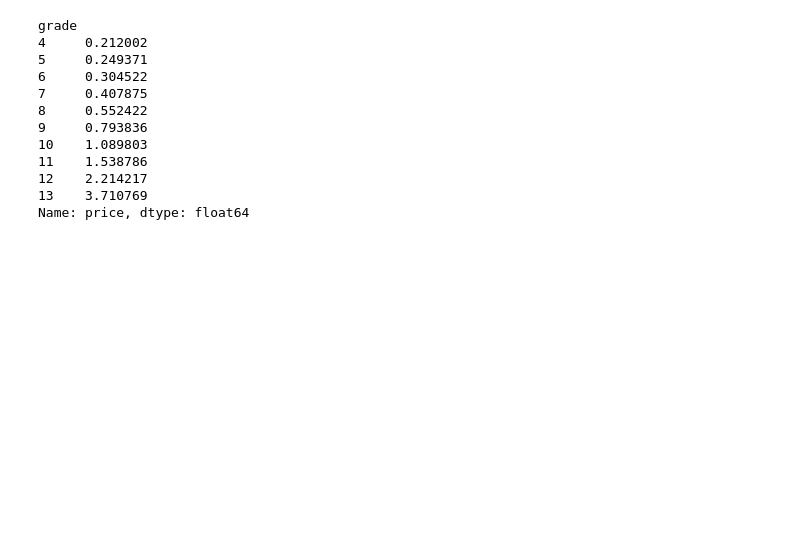
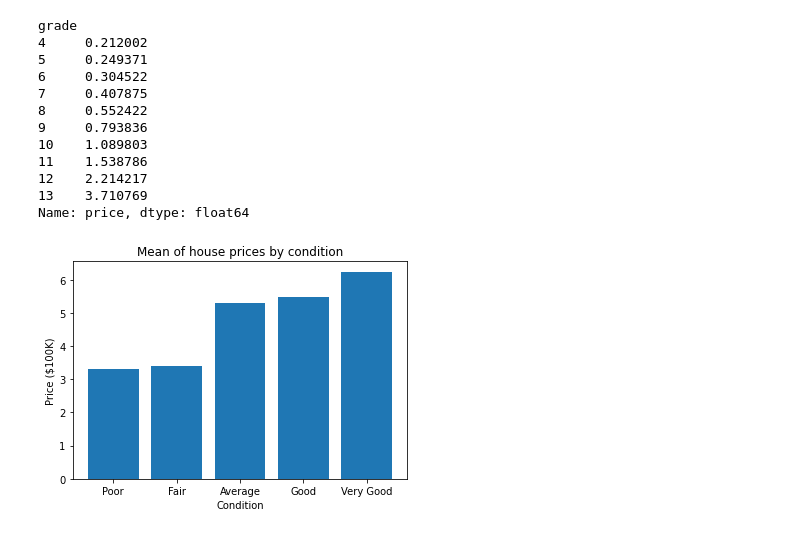
Before and after one commit to aliceagrawal/King-County-House-Sales, a Jupyter notebook: Marshalls Notebook.ipynb, the cells around one changed output. Drawn from its saved outputs; the diff is of its cells as text; code cells hidden in the pictures; blank space fills up the shorter version.

Commit message:
updating images

```diff
--- a/Marshalls Notebook.ipynb
+++ b/Marshalls Notebook.ipynb
@@ -600,3 +555,14 @@ grade
 12    2.214217
 13    3.710769
 Name: price, dtype: float64
+# %%
+fig = plt.figure()
+conditions = ['Poor','Fair','Average','Good','Very Good']
+
+plt.bar(conditions,sorted(means_condition))
+plt.title('Mean of house prices by condition')
+plt.xlabel('Condition')
+plt.ylabel('Price ($100K)')
+plt.savefig('./Images/Condtions_bar.png');
+# %% [output]
+[figure, added]
```
Also changed, not shown: parts of 10 cells of this notebook, 4 other files.
